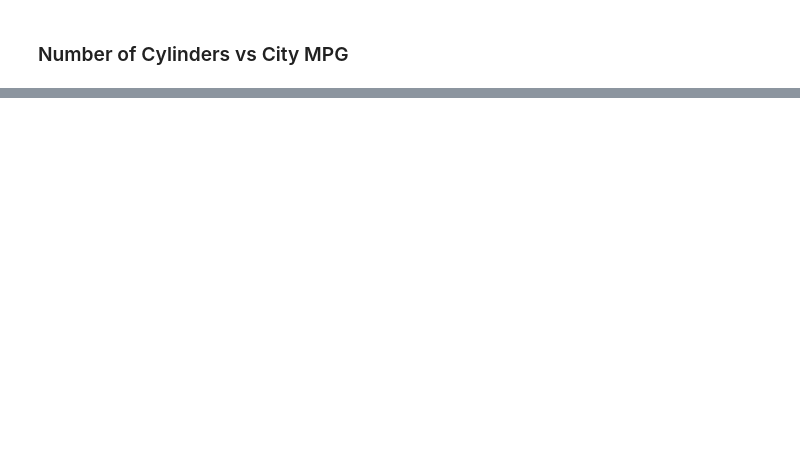
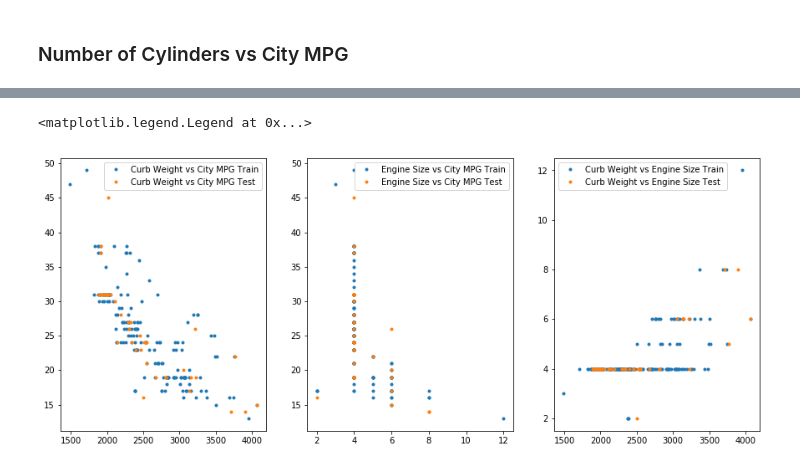
Before and after one commit to Dagaril/COGS109_FinalAssignment, a Jupyter notebook: Code.ipynb, the cells around one changed output, grey strips where cells are left out. Saved outputs shown, nothing was run; the diff lists cells and outputs as text; code cells hidden in the pictures; blank space fills up the shorter version.

```diff
--- a/Code.ipynb
+++ b/Code.ipynb
@@ -256,0 +263,23 @@ print('Linear SSE:', SSELinear, '\nQuadratic SSE:', SSEQuad, '\nLogarithmic SSE:
+# %%
+# Engine Size and Curb Weight vs City MPG
+cityMPG = data['23']
+cw = data['13']
+eS = data['15.5']
+
+cMPG3_train, cMPG3_test, eS1_train, eS1_test, cw_train, cw_test = train_test_split(cityMPG, eS, cw, test_size = .2)
+fig, axs = plt.subplots(1,3)
+fig.set_size_inches(15,6)
+axs[0].plot(cw_train, cMPG3_train, '.')
+axs[0].plot(cw_test, cMPG3_test, '.')
+axs[0].legend(["Curb Weight vs City MPG Train", "Curb Weight vs City MPG Test"])
+
+axs[1].plot(eS1_train, cMPG3_train, '.')
+axs[1].plot(eS1_test, cMPG3_test, '.')
+axs[1].legend(["Engine Size vs City MPG Train", "Engine Size vs City MPG Test"])
+
+axs[2].plot(cw_train, eS1_train, '.')
+axs[2].plot(cw_test, eS1_test, '.')
+axs[2].legend(["Curb Weight vs Engine Size Train", "Curb Weight vs Engine Size Test"])
+# %% [output]
+<matplotlib.legend.Legend at 0x...>
+[figure, added]
```
Also changed, not shown: parts of 10 cells of this notebook.
